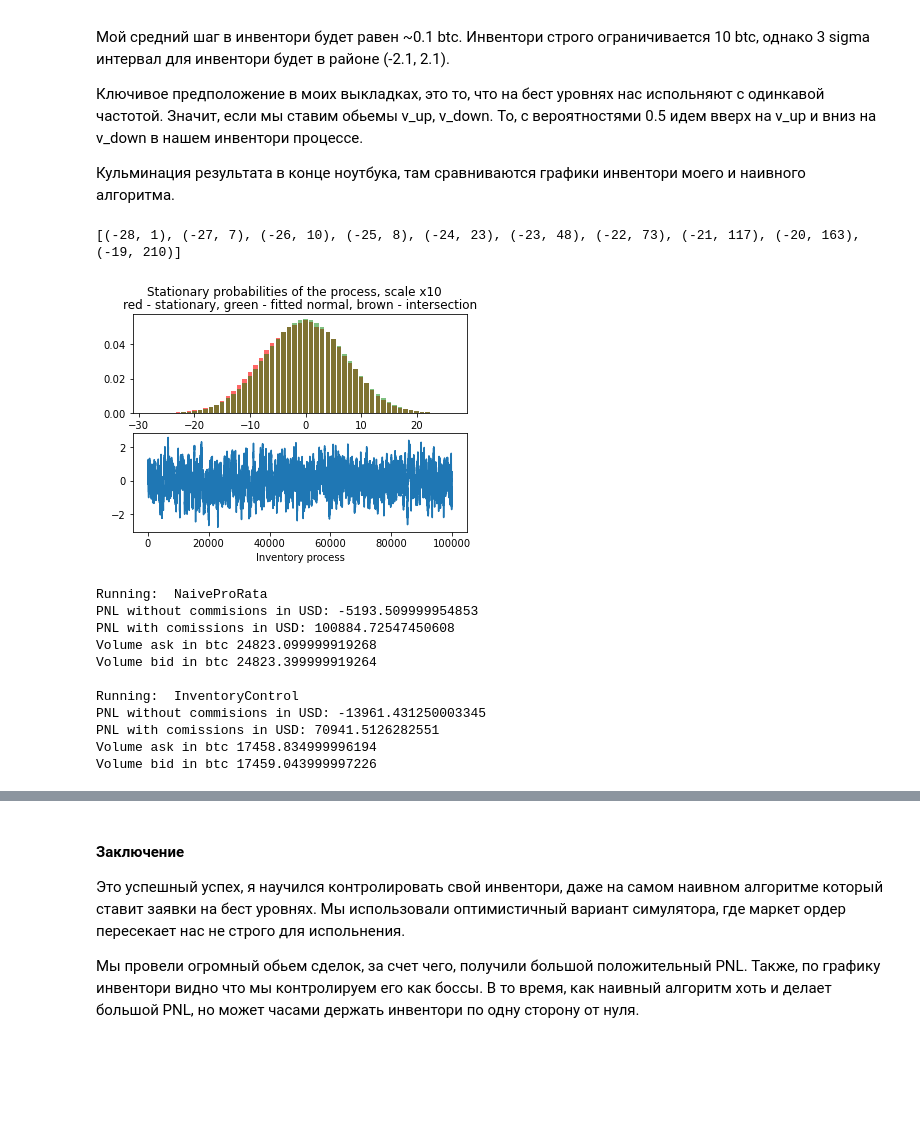
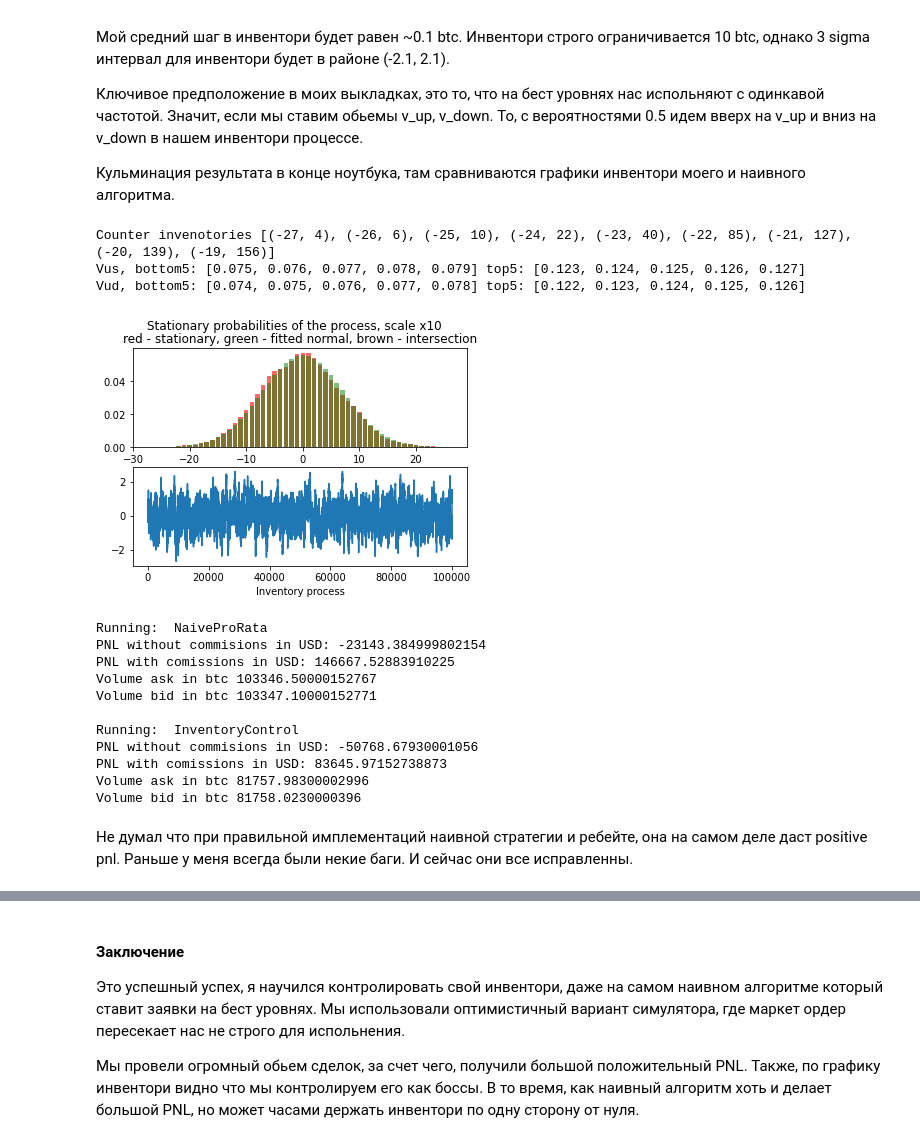
Before and after one commit to 404akhan/MarketMaking, a Jupyter notebook: control_inventory.ipynb, the cells around one changed output, grey strips where cells are left out. Drawn from its saved outputs; the diff is of its cells as text; code cells hidden in the pictures; blank space fills up the shorter version.

Commit message:
rebate, optimistic simulator

```diff
--- a/control_inventory.ipynb
+++ b/control_inventory.ipynb
@@ -48,7 +48,7 @@ def round_base(x):
 def volumes(s):
     ps = p(s)
     mu = (1 - 2 * ps)
-    sigma = 2 * sqrt(ps - ps ** 2)
+    sigma = 1 #2 * sqrt(ps - ps ** 2)
 
     vu = step * (sigma + mu)
     vd = step * (sigma - mu)
@@ -73,41 +73,51 @@ N = 10 ** 5
 ct = defaultdict(int)
 positions = []
 time = []
+vus, vud = [], []
 
 for _ in range(N):
     vu, vd = volumes(pos)
     is_up = coin()
 
     if is_up:
         pos += vu
+        vus.append(vu)
     else:
         pos -= vd
+        vud.append(vd)
 
     ct[round(pos * 10)] += 1
     time.append(_)
     positions.append(pos)
 
 
 ls = sorted(ct.items())
-print(ls[:10])
+vud = sorted(set(vud))
+vus = sorted(set(vus))
+
+print('Counter invenotories', ls[:9])
+print('Vus, bottom5:', vus[:5], 'top5:', vus[-5:])
+print('Vud, bottom5:', vud[:5], 'top5:', vud[-5:])
 
 states, counts = zip(*ls)
 
 hs = fit_normal(states, counts)
 
 fig, (ax1, ax2) = plt.subplots(2)
 fig.suptitle('Stationary probabilities of the process, scale x10')
 ax1.set_title('red - stationary, green - fitted normal, brown - intersection')
 ax2.set(xlabel='Inventory process')
 
 ax1.bar(states, height=[c / N for c in counts], color='r', alpha=0.6)
 ax1.bar(states, height=hs, color='g', alpha=0.5)
 ax2.plot(time, positions)
 
 plt.show()
 # %% [output]
-[(-28, 1), (-27, 7), (-26, 10), (-25, 8), (-24, 23), (-23, 48), (-22, 73), (-21, 117), (-20, 163), (-19, 210)]
+Counter invenotories [(-27, 4), (-26, 6), (-25, 10), (-24, 22), (-23, 40), (-22, 85), (-21, 127), (-20, 139), (-19, 156)]
+Vus, bottom5: [0.075, 0.076, 0.077, 0.078, 0.079] top5: [0.123, 0.124, 0.125, 0.126, 0.127]
+Vud, bottom5: [0.074, 0.075, 0.076, 0.077, 0.078] top5: [0.122, 0.123, 0.124, 0.125, 0.126]
-[figure, old version]
+[figure, new version]
 # %%
 """
     Load data
@@ -361,7 +385,7 @@ md_run = md_6h
 
 models = [NaiveProRata(), InventoryControl()]
 pnl_xs, pnl_ys, inv_xs, inv_ys = [], [], [], []
-all_cps = []
+ts_wrebate, pnl_wrebate = [], []
 
 
 for strategy in models:
@@ -370,14 +394,14 @@ for strategy in models:
 
     print('\nRunning: ', strategy.__class__.__name__)
 
-    updates_list = strategy.run(sim)
+    updates_list, ts, pnls = strategy.run(sim)
     receive_ts, worth_list, btc_pos_list, mid_price_list = get_pnl(updates_list)
 
     # Print statistics
     pnl = worth_list[-1] - worth_list[0]
 
     print('PNL without commisions in USD:', pnl)
-    print('PNL with comissions in USD:', strategy.rebate)
+    print('PNL with comissions in USD:', pnl + strategy.rebate)
     print('Volume ask in btc', strategy.ask_vol)
     print('Volume bid in btc', strategy.bid_vol)
 
@@ -388,18 +412,23 @@ for strategy in models:
 
     inv_xs.append(dt)
     inv_ys.append(btc_pos_list)
+
+    ts_wrebate.append(pd.to_datetime(ts))
+    pnl_wrebate.append(pnls)
 # %% [output]
 Running:  NaiveProRata
-PNL without commisions in USD: -5193.509999954853
-PNL with comissions in USD: 100884.72547450608
-Volume ask in btc 24823.099999919268
-Volume bid in btc 24823.399999919264
+PNL without commisions in USD: -23143.384999802154
+PNL with comissions in USD: 146667.52883910225
+Volume ask in btc 103346.50000152767
+Volume bid in btc 103347.10000152771
 
 Running:  InventoryControl
-PNL without commisions in USD: -13961.431250003345
-PNL with comissions in USD: 70941.5126282551
-Volume ask in btc 17458.834999996194
-Volume bid in btc 17459.043999997226
+PNL without commisions in USD: -50768.67930001056
+PNL with comissions in USD: 83645.97152738873
+Volume ask in btc 81757.98300002996
+Volume bid in btc 81758.0230000396
+# %% [markdown]
+Не думал что при правильной имплементаций наивной стратегии и ребейте, она на самом деле даст positive pnl. Раньше у меня всегда были некие баги. И сейчас они все исправленны.
 # %%
 """
     Plot BTC price
```
Also changed, not shown: parts of 7 cells of this notebook.
